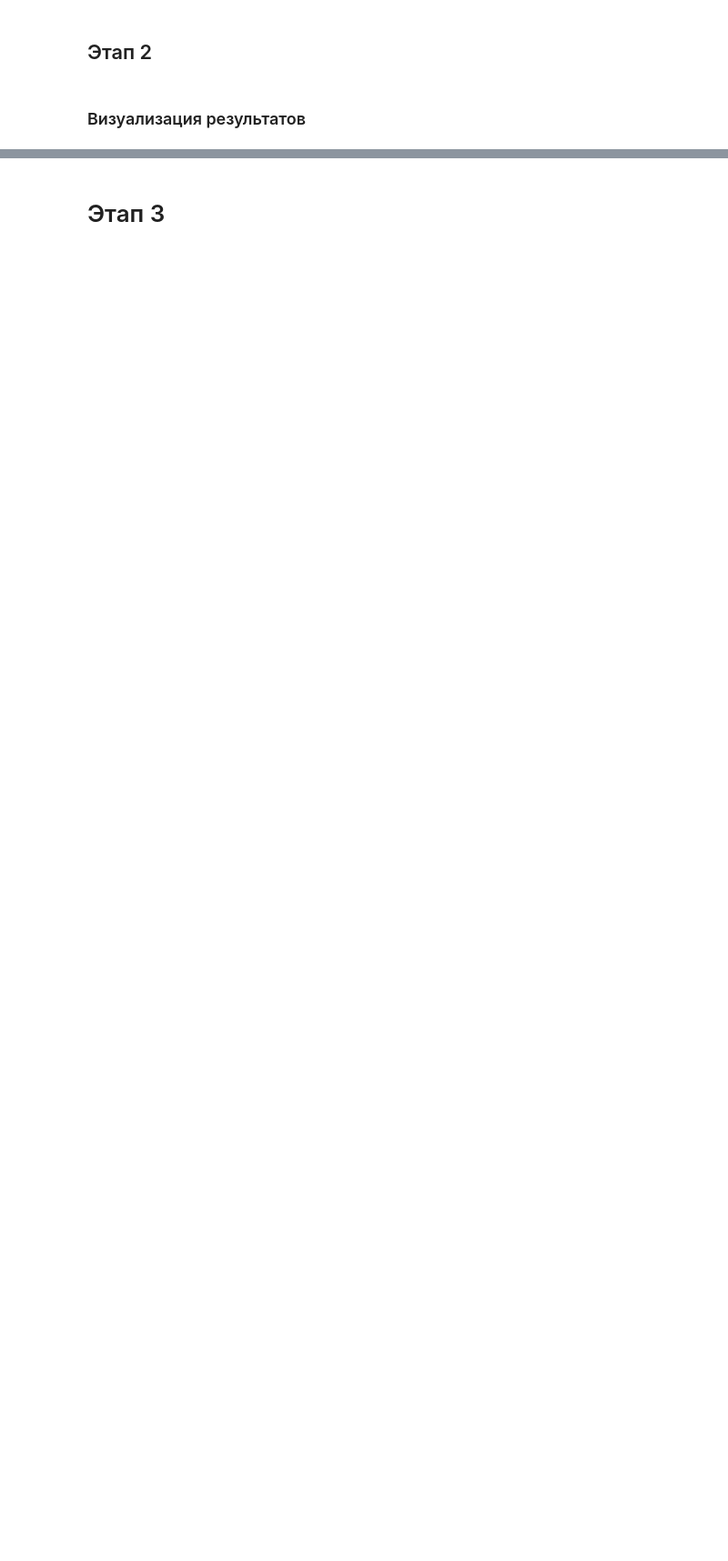
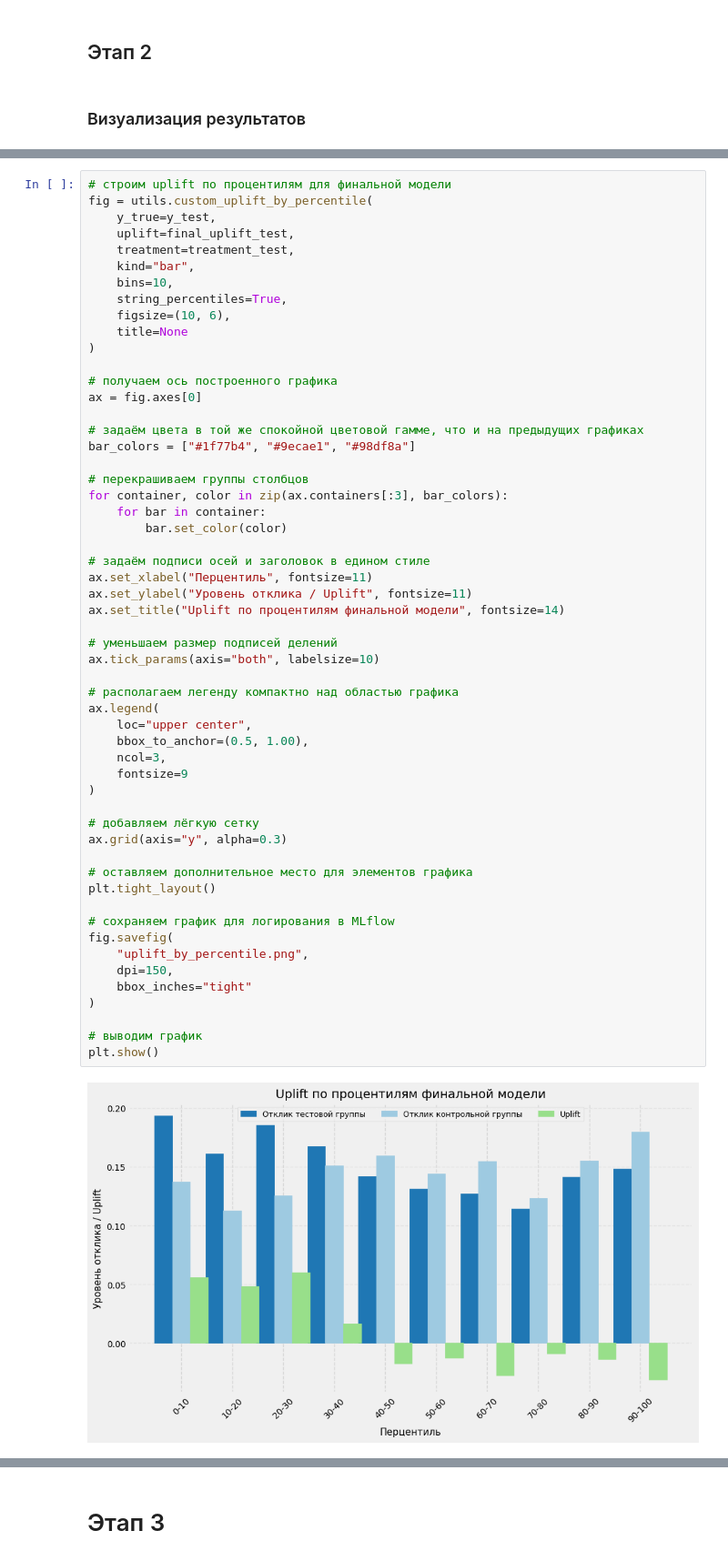
Before and after one commit to LadyProGo/mle-project-sprint-5-v001, a Jupyter notebook: final_uplift_project.ipynb, the cells around one changed output, grey strips where cells are left out. Shown at 91% size. Saved outputs shown, nothing was run; the diff lists cells and outputs as text; blank space fills up the shorter version.

```diff
--- a/final_uplift_project.ipynb
+++ b/final_uplift_project.ipynb
@@ -1839,0 +2051,57 @@ MLflow run успешно создан: e93862ceae2a42dbbfcaa51f58fc6632
+# %%
+# строим uplift по процентилям для финальной модели
+fig = utils.custom_uplift_by_percentile(
+    y_true=y_test,
+    uplift=final_uplift_test,
+    treatment=treatment_test,
+    kind="bar",
+    bins=10,
+    string_percentiles=True,
+    figsize=(10, 6),
+    title=None
+)
+
+# получаем ось построенного графика
+ax = fig.axes[0]
+
+# задаём цвета в той же спокойной цветовой гамме, что и на предыдущих графиках
+bar_colors = ["#1f77b4", "#9ecae1", "#98df8a"]
+
+# перекрашиваем группы столбцов
+for container, color in zip(ax.containers[:3], bar_colors):
+    for bar in container:
+        bar.set_color(color)
+
+# задаём подписи осей и заголовок в едином стиле
+ax.set_xlabel("Перцентиль", fontsize=11)
+ax.set_ylabel("Уровень отклика / Uplift", fontsize=11)
+ax.set_title("Uplift по процентилям финальной модели", fontsize=14)
+
+# уменьшаем размер подписей делений
+ax.tick_params(axis="both", labelsize=10)
+
+# располагаем легенду компактно над областью графика
+ax.legend(
+    loc="upper center",
+    bbox_to_anchor=(0.5, 1.00),
+    ncol=3,
+    fontsize=9
+)
+
+# добавляем лёгкую сетку
+ax.grid(axis="y", alpha=0.3)
+
+# оставляем дополнительное место для элементов графика
+plt.tight_layout()
+
+# сохраняем график для логирования в MLflow
+fig.savefig(
+    "uplift_by_percentile.png",
+    dpi=150,
+    bbox_inches="tight"
+)
+
+# выводим график
+plt.show()
+# %% [output]
+[figure, added]
```
Also changed, not shown: parts of 72 cells of this notebook.
